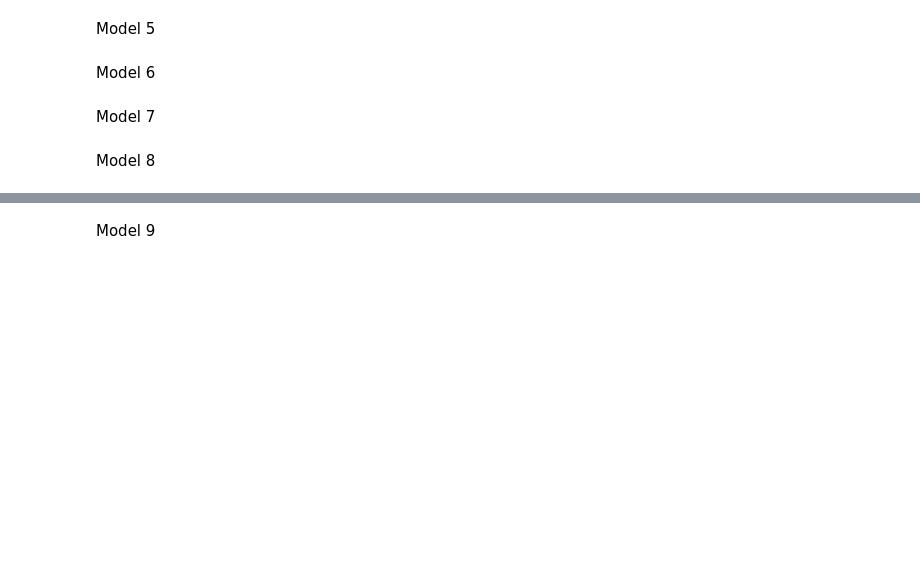
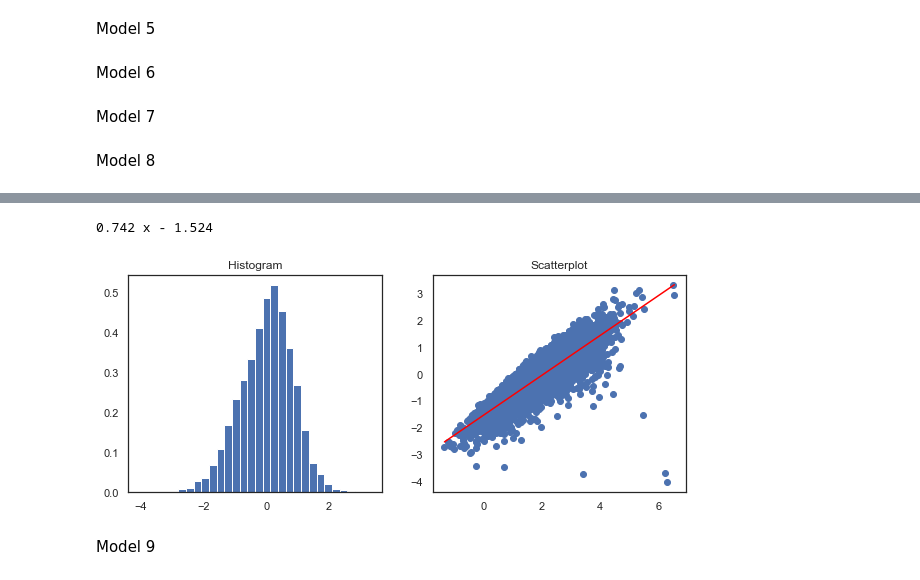
Before and after one commit to Jwdaniel34/Into_the_soyverse, a Jupyter notebook: Expenditure.ipynb, the cells around one changed output, grey strips where cells are left out. Drawn from its saved outputs; the diff is of its cells as text; code cells hidden in the pictures; blank space fills up the shorter version.

Commit message:
original data tts

```diff
--- a/Expenditure.ipynb
+++ b/Expenditure.ipynb
@@ -491,22 +491,26 @@ Model 7
 # %% [markdown]
 Model 8
 # %%
-# import sys
-# meat_above_zero_df = cex_data[(cex_data['meat_per_person'] > 0)]
-# meat_above_zero_df['meat_log'] = np.log(meat_above_zero_df['meat_per_person'])
-# meat_above_zero_df['lonely_rich_man'] = meat_above_zero_df['Income_80000-840000'] * meat_above_zero_df['Fam_one_member'] * meat_above_zero_df['Male']
-# regions = '+'.join(['Northeast','Midwest','West','South'])
-# jobs = list(occupation_dictionary.values())
-# jobs.remove('OCC_outdoor')
-# jobs.remove('OCC_manager')
-# jobs.remove('OCC_military')
-# occupations = '+'.join(jobs)
-# education_levels = '+'.join(edu_df.columns)
-# income_level = '")+Q("'.join(income_df.columns)
-# income_level = 'Q("' + income_level + '")'
-# generations = '+'.join(gen_df.columns)
-# genders = '+'.join(sex_df.columns)
-# fam_sizes = '+'.join(fam_size_df.columns)
-# marital_statuses = '+'.join(marital_df.columns)
-# meat_above_zero_df['age_std'] = meat_above_zero_df['AGE_REF'].std()
-# lr_model8 = ols(formula='meat_log~'+occupations+'+'+education_levels+'+' + income_level + '+'+regions+'+veggie_per_person+EGGS+OILS+NONALBEV+SMOKSUPP+ALCBEV+'+generations+'+'+genders+'+'+marital_statuses+'+'+fam_sizes+'+lonely_rich_man+age_std',data=meat_above_zero_df).fit()
+import sys
+meat_above_zero_df = cex_data[(cex_data['meat_per_person'] > 0)]
+meat_above_zero_df['meat_log'] = np.log(meat_above_zero_df['meat_per_person'])
+meat_above_zero_df['lonely_rich_man'] = meat_above_zero_df['Income_80000-840000'] * meat_above_zero_df['Fam_one_member'] * meat_above_zero_df['Male']
+regions = '+'.join(['Northeast','Midwest','West','South'])
+occu_codes = codes.occupation['SHORT_OCC']
+jobs = ['OCC_'+ job for job in occu_codes]
+jobs.remove('OCC_outdoor')
+jobs.remove('OCC_manager')
+jobs.remove('OCC_military')
+jobs.remove('OCC_farmer')
+jobs.remove('OCC_other_service')
+jobs.remove('OCC_unknown')
+occupations = '+'.join(jobs)
+education_levels = '+'.join(edu_df.columns)
+income_level = '")+Q("'.join(income_df.columns)
+income_level = 'Q("' + income_level + '")'
+generations = '+'.join(gen_df.columns)
+genders = '+'.join(sex_df.columns)
+fam_sizes = '+'.join(fam_size_df.columns)
+marital_statuses = '+'.join(marital_df.columns)
+meat_above_zero_df['age_std'] = meat_above_zero_df['AGE_REF'].std()
+lr_model8 = ols(formula='meat_log~'+occupations+'+'+education_levels+'+' + income_level + '+'+regions+'+veggie_per_person+EGGS+OILS+NONALBEV+SMOKSUPP+ALCBEV+'+generations+'+'+genders+'+'+marital_statuses+'+'+fam_sizes+'+lonely_rich_man+age_std',data=meat_above_zero_df).fit()
@@ -515,5 +569,8 @@ Model 8
 # %%
-# checkresiduals(meat_above_zero_df, 'meat_log',lr_model8)
+checkresiduals(meat_above_zero_df, 'meat_log',lr_model8)
+# %% [output]
+0.742 x - 1.524
+[figure, added]
 # %% [markdown]
 Model 9
 # %%
```
Also changed, not shown: parts of 12 cells of this notebook, 1 other file.
